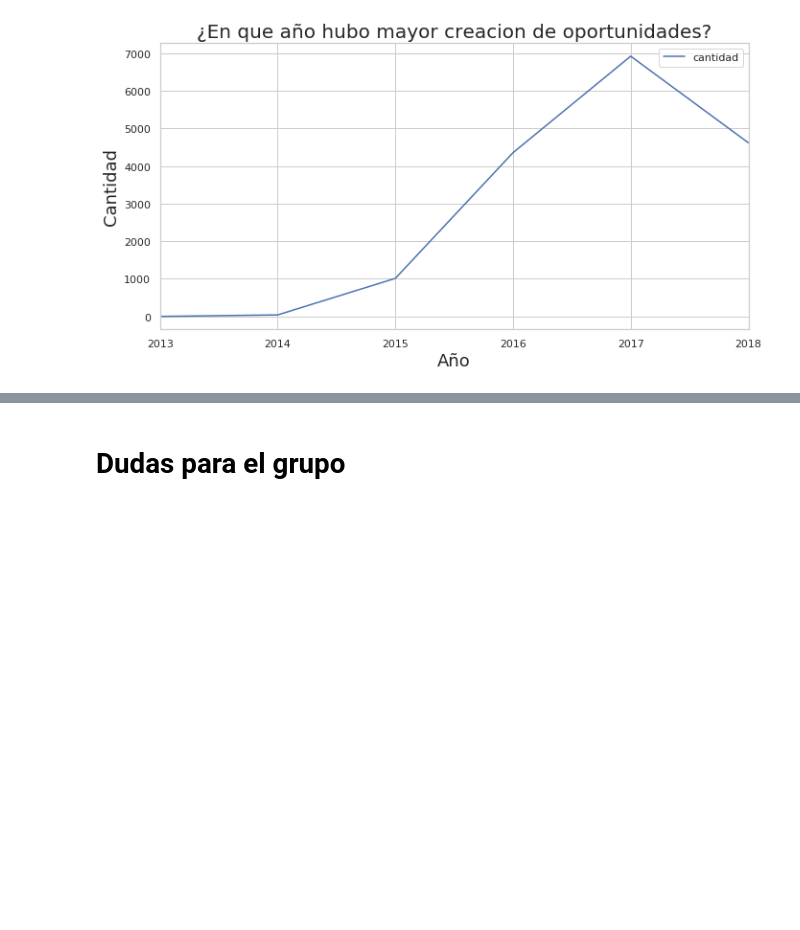
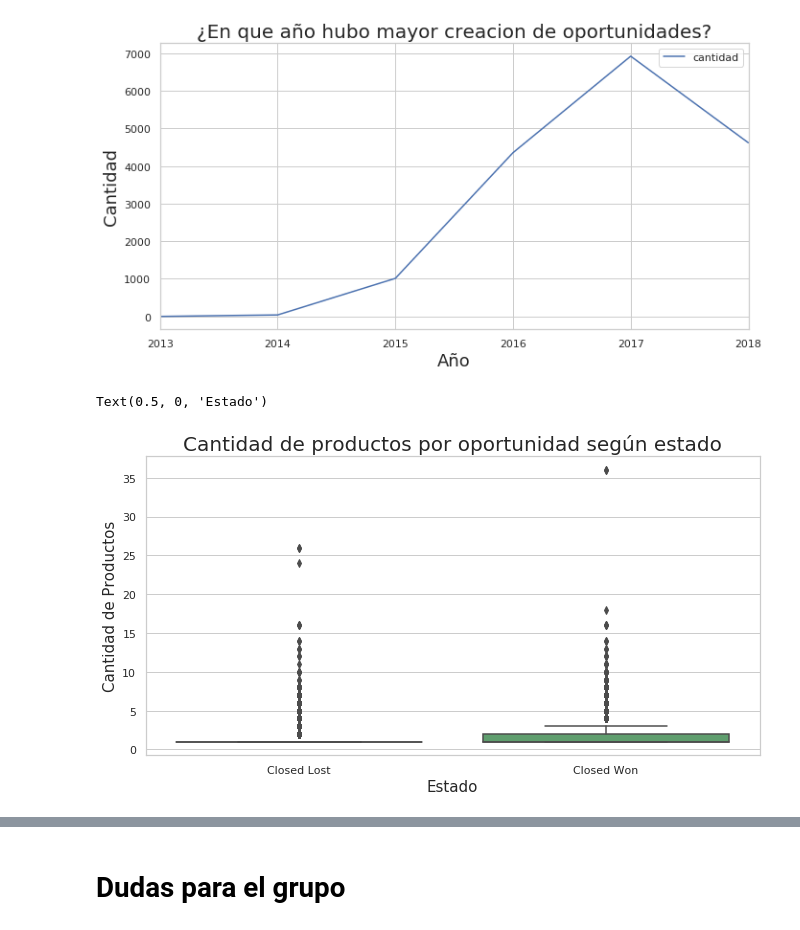
Before and after one commit to germanbc/Organizacion-de-Datos-2c2020-TP1, a Jupyter notebook: TP1 - German.ipynb, the cells around one changed output, grey strips where cells are left out. Drawn from its saved outputs; the diff is of its cells as text; code cells hidden in the pictures; blank space fills up the shorter version.

```diff
--- a/TP1 - German.ipynb
+++ b/TP1 - German.ipynb
@@ -99,6 +100,8 @@ eci['Total_Taxable_Amount_(converted)'].loc[eci['Total_Taxable_Amount_Currency']
 eci['Total_Taxable_Amount_(converted)'].loc[eci['Total_Taxable_Amount_Currency']=='AUD'] = eci['Total_Taxable_Amount'].apply(lambda x: x*toAUD)
 eci['Total_Taxable_Amount_(converted)'].loc[eci['Total_Taxable_Amount_Currency']=='GBP'] = eci['Total_Taxable_Amount'].apply(lambda x: x*toGBP)
 eci['Total_Taxable_Amount_(converted)'].loc[eci['Total_Taxable_Amount_Currency']=='USD'] = eci['Total_Taxable_Amount'].apply(lambda x: x)
+# %%
+eci['Cantidad_de_Productos_por_Oportunidad'] = eci.groupby('Opportunity_ID')['ID'].transform('count')
 # %%
 #Columna inservible
 eci['Actual_Delivery_Date'].value_counts()
@@ -291,3 +294,13 @@ g.set_xlabel("Año", fontsize=18);
 g.set_ylabel("Cantidad", fontsize=18);
 # %% [output]
 [figure]
+# %%
+plt.figure(figsize=(11,5.5))
+
+visua=sns.boxplot(x="Stage", y="Cantidad_de_Productos_por_Oportunidad", palette=["m", "g"], data=eciOp[(eciOp.Stage=='Closed Lost')|(eciOp.Stage=='Closed Won')])
+visua.set_title("Cantidad de productos por oportunidad según estado", fontsize=20)
+visua.set_ylabel("Cantidad de Productos" , fontsize=15)
+visua.set_xlabel("Estado", fontsize=15)
+# %% [output]
+Text(0.5, 0, 'Estado')
+[figure, added]
```
Also changed, not shown: parts of 7 cells of this notebook.
